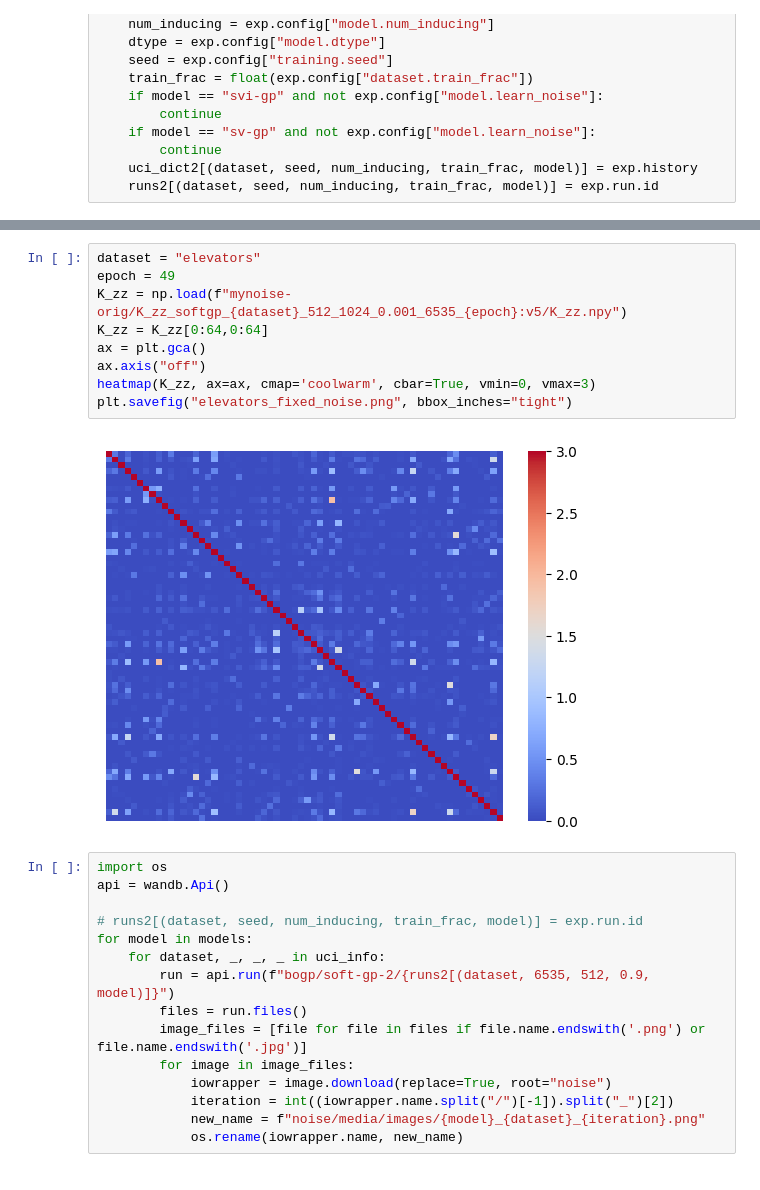
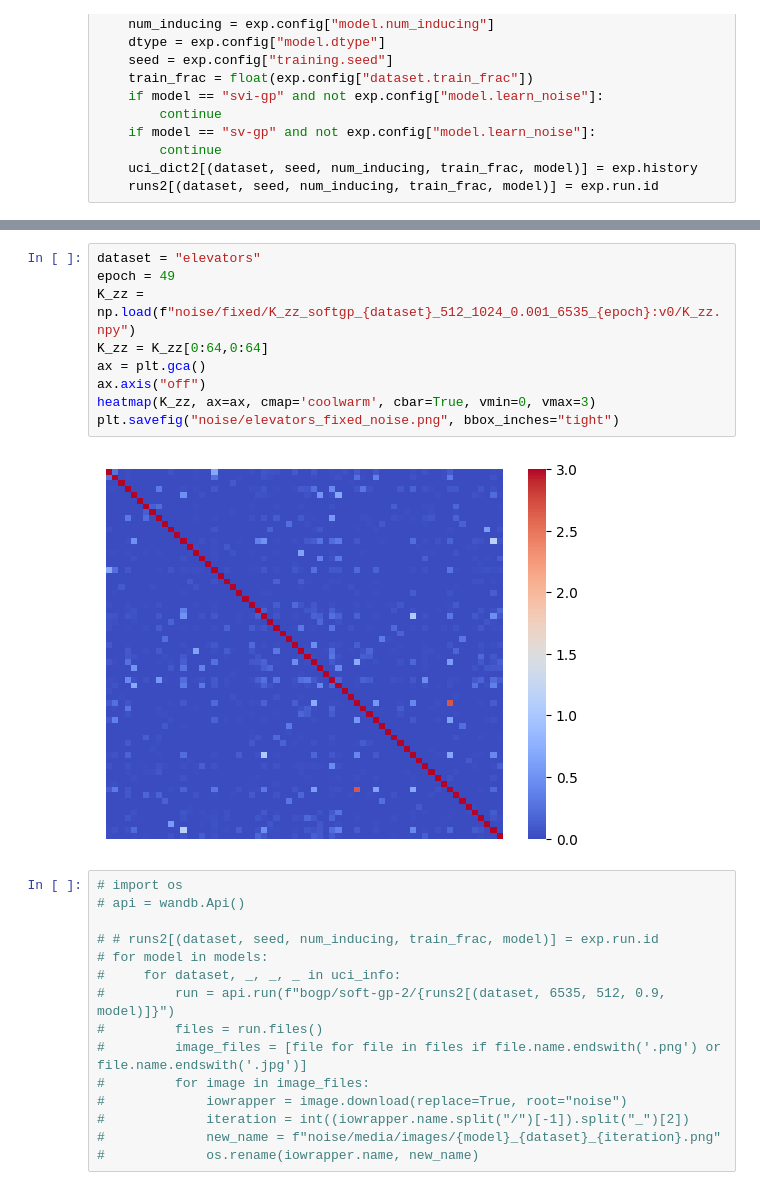
Before and after one commit to danehuang/softki, a Jupyter notebook: analysis/noise.ipynb, the cells around one changed output, grey strips where cells are left out. Cells and saved outputs as stored; diff of their text form.

```diff
--- a/analysis/noise.ipynb
+++ b/analysis/noise.ipynb
@@ -341,27 +335,27 @@ plt.savefig("elevators_learned_noise.png", bbox_inches="tight")
 # %%
 dataset = "elevators"
 epoch = 49
-K_zz = np.load(f"mynoise-orig/K_zz_softgp_{dataset}_512_1024_0.001_6535_{epoch}:v5/K_zz.npy")
+K_zz = np.load(f"noise/fixed/K_zz_softgp_{dataset}_512_1024_0.001_6535_{epoch}:v0/K_zz.npy")
 K_zz = K_zz[0:64,0:64]
 ax = plt.gca()
 ax.axis("off")
 heatmap(K_zz, ax=ax, cmap='coolwarm', cbar=True, vmin=0, vmax=3)
-plt.savefig("elevators_fixed_noise.png", bbox_inches="tight")
+plt.savefig("noise/elevators_fixed_noise.png", bbox_inches="tight")
 # %% [output]
-[figure, old version]
+[figure, new version]
 # %%
-import os
-api = wandb.Api()
+# import os
+# api = wandb.Api()
 
-# runs2[(dataset, seed, num_inducing, train_frac, model)] = exp.run.id
-for model in models:
-    for dataset, _, _, _ in uci_info:
-        run = api.run(f"bogp/soft-gp-2/{runs2[(dataset, 6535, 512, 0.9, model)]}")
-        files = run.files()
-        image_files = [file for file in files if file.name.endswith('.png') or file.name.endswith('.jpg')]
-        for image in image_files:
-            iowrapper = image.download(replace=True, root="noise")
-            iteration = int((iowrapper.name.split("/")[-1]).split("_")[2])
-            new_name = f"noise/media/images/{model}_{dataset}_{iteration}.png"
-            os.rename(iowrapper.name, new_name)
+# # runs2[(dataset, seed, num_inducing, train_frac, model)] = exp.run.id
+# for model in models:
+#     for dataset, _, _, _ in uci_info:
+#         run = api.run(f"bogp/soft-gp-2/{runs2[(dataset, 6535, 512, 0.9, model)]}")
+#         files = run.files()
+#         image_files = [file for file in files if file.name.endswith('.png') or file.name.endswith('.jpg')]
+#         for image in image_files:
+#             iowrapper = image.download(replace=True, root="noise")
+#             iteration = int((iowrapper.name.split("/")[-1]).split("_")[2])
+#             new_name = f"noise/media/images/{model}_{dataset}_{iteration}.png"
+#             os.rename(iowrapper.name, new_name)
 # %%
```
Also changed, not shown: parts of 15 cells of this notebook, 1 other file.
